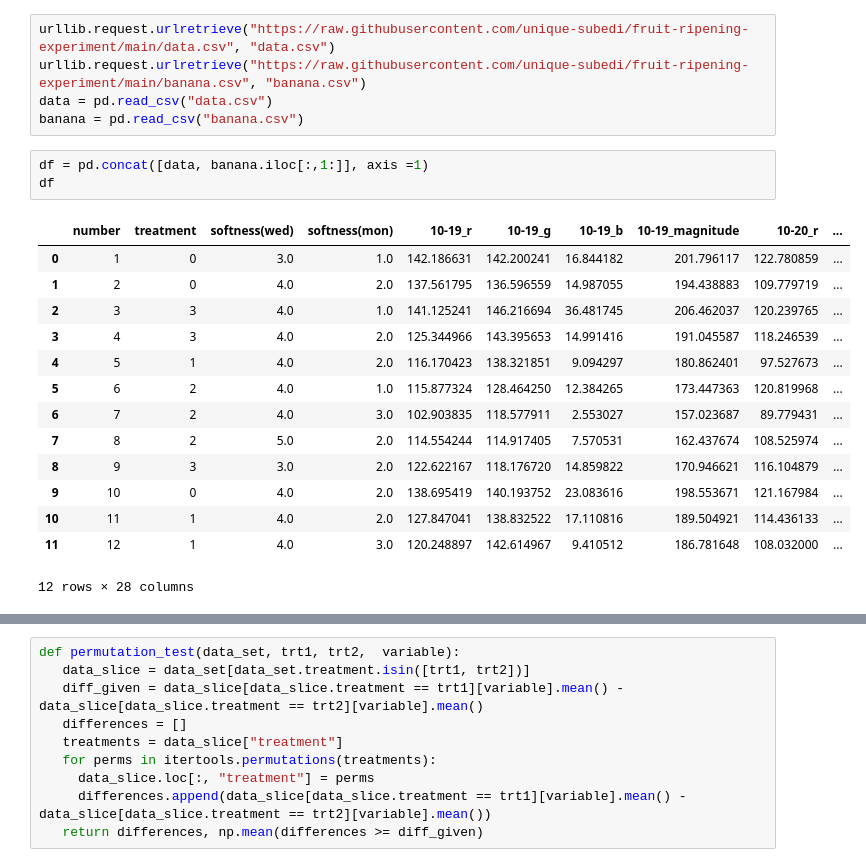
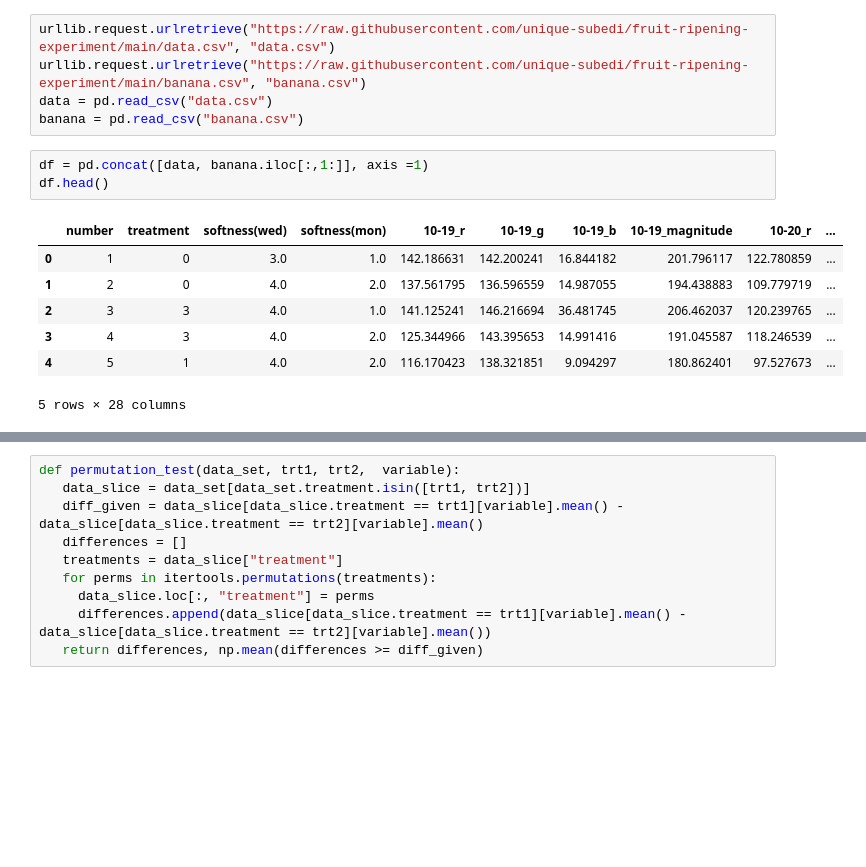
Before and after one commit to unique-subedi/fruit-ripening-experiment, a Jupyter notebook: Unique_fruit_ripening.ipynb, the cells around one changed output, grey strips where cells are left out. Drawn from its saved outputs; the diff is of its cells as text; blank space fills up the shorter version.

```diff
--- a/Unique_fruit_ripening.ipynb
+++ b/Unique_fruit_ripening.ipynb
@@ -23,22 +23,15 @@ data = pd.read_csv("data.csv")
 banana = pd.read_csv("banana.csv")
 # %%
 df = pd.concat([data, banana.iloc[:,1:]], axis =1)
-df
+df.head()
 # %% [output]
 |  | number | treatment | softness(wed) | softness(mon) | 10-19_r | 10-19_g | 10-19_b | 10-19_magnitude | 10-20_r | ... |
 | 0 | 1 | 0 | 3.0 | 1.0 | 142.186631 | 142.200241 | 16.844182 | 201.796117 | 122.780859 | ... |
 | 1 | 2 | 0 | 4.0 | 2.0 | 137.561795 | 136.596559 | 14.987055 | 194.438883 | 109.779719 | ... |
 | 2 | 3 | 3 | 4.0 | 1.0 | 141.125241 | 146.216694 | 36.481745 | 206.462037 | 120.239765 | ... |
 | 3 | 4 | 3 | 4.0 | 2.0 | 125.344966 | 143.395653 | 14.991416 | 191.045587 | 118.246539 | ... |
 | 4 | 5 | 1 | 4.0 | 2.0 | 116.170423 | 138.321851 | 9.094297 | 180.862401 | 97.527673 | ... |
-| 5 | 6 | 2 | 4.0 | 1.0 | 115.877324 | 128.464250 | 12.384265 | 173.447363 | 120.819968 | ... |
-| 6 | 7 | 2 | 4.0 | 3.0 | 102.903835 | 118.577911 | 2.553027 | 157.023687 | 89.779431 | ... |
-| 7 | 8 | 2 | 5.0 | 2.0 | 114.554244 | 114.917405 | 7.570531 | 162.437674 | 108.525974 | ... |
-| 8 | 9 | 3 | 3.0 | 2.0 | 122.622167 | 118.176720 | 14.859822 | 170.946621 | 116.104879 | ... |
-| 9 | 10 | 0 | 4.0 | 2.0 | 138.695419 | 140.193752 | 23.083616 | 198.553671 | 121.167984 | ... |
-| 10 | 11 | 1 | 4.0 | 2.0 | 127.847041 | 138.832522 | 17.110816 | 189.504921 | 114.436133 | ... |
-| 11 | 12 | 1 | 4.0 | 3.0 | 120.248897 | 142.614967 | 9.410512 | 186.781648 | 108.032000 | ... |
-12 rows × 28 columns
+5 rows × 28 columns
 # %%
 df_fl = df[['number', 'treatment', '10-19_g', '10-19_magnitude', '10-24_g', '10-24_magnitude']]
 df_fl.head()
```
Also changed, not shown: parts of 9 cells of this notebook.
